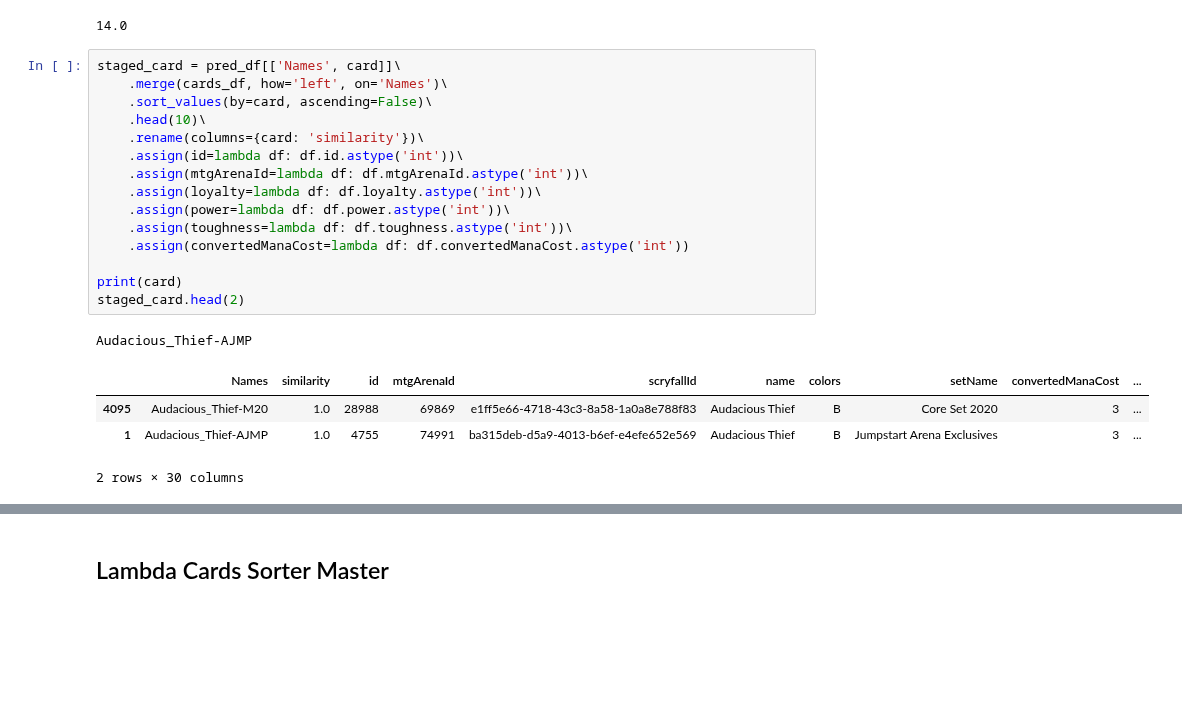
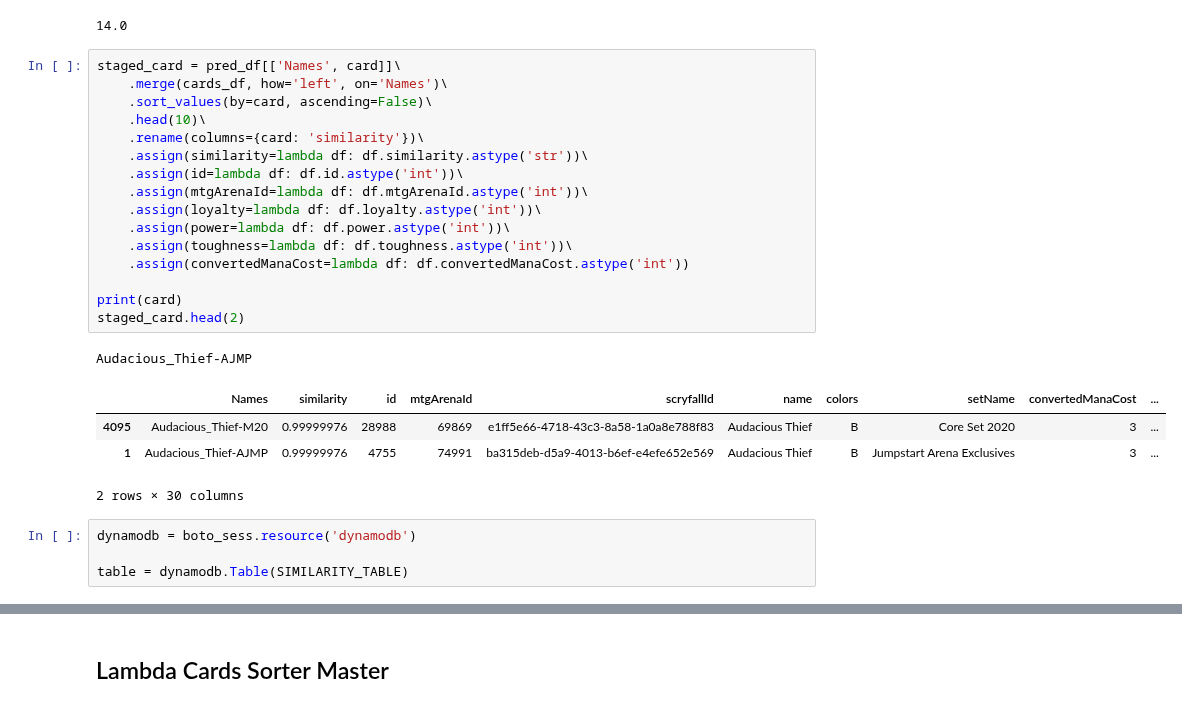
Before and after one commit to ledgerW/magicml, a Jupyter notebook: notebooks/mtgjson_sm_proc.ipynb, the cells around one changed output, grey strips where cells are left out. Drawn from its saved outputs; the diff is of its cells as text; blank space fills up the shorter version.

Commit message:
fix: jsonify dynamo list value

```diff
--- a/notebooks/mtgjson_sm_proc.ipynb
+++ b/notebooks/mtgjson_sm_proc.ipynb
@@ -535,21 +535,26 @@ staged_card.memory_usage().sum()/1000
 # %%
 staged_card = pred_df[['Names', card]]\
     .merge(cards_df, how='left', on='Names')\
     .sort_values(by=card, ascending=False)\
     .head(10)\
     .rename(columns={card: 'similarity'})\
+    .assign(similarity=lambda df: df.similarity.astype('str'))\
     .assign(id=lambda df: df.id.astype('int'))\
     .assign(mtgArenaId=lambda df: df.mtgArenaId.astype('int'))\
     .assign(loyalty=lambda df: df.loyalty.astype('int'))\
     .assign(power=lambda df: df.power.astype('int'))\
     .assign(toughness=lambda df: df.toughness.astype('int'))\
     .assign(convertedManaCost=lambda df: df.convertedManaCost.astype('int'))
 
 print(card)
 staged_card.head(2)
 # %% [output]
 Audacious_Thief-AJMP
 |  | Names | similarity | id | mtgArenaId | scryfallId | name | colors | setName | convertedManaCost | ... |
-| 4095 | Audacious_Thief-M20 | 1.0 | 28988 | 69869 | e1ff5e66-4718-43c3-8a58-1a0a8e788f83 | Audacious Thief | B | Core Set 2020 | 3 | ... |
-| 1 | Audacious_Thief-AJMP | 1.0 | 4755 | 74991 | ba315deb-d5a9-4013-b6ef-e4efe652e569 | Audacious Thief | B | Jumpstart Arena Exclusives | 3 | ... |
+| 4095 | Audacious_Thief-M20 | 0.99999976 | 28988 | 69869 | e1ff5e66-4718-43c3-8a58-1a0a8e788f83 | Audacious Thief | B | Core Set 2020 | 3 | ... |
+| 1 | Audacious_Thief-AJMP | 0.99999976 | 4755 | 74991 | ba315deb-d5a9-4013-b6ef-e4efe652e569 | Audacious Thief | B | Jumpstart Arena Exclusives | 3 | ... |
 2 rows × 30 columns
+# %%
+dynamodb = boto_sess.resource('dynamodb')
+
+table = dynamodb.Table(SIMILARITY_TABLE)
```
Also changed, not shown: parts of 6 cells of this notebook, 1 other file.
